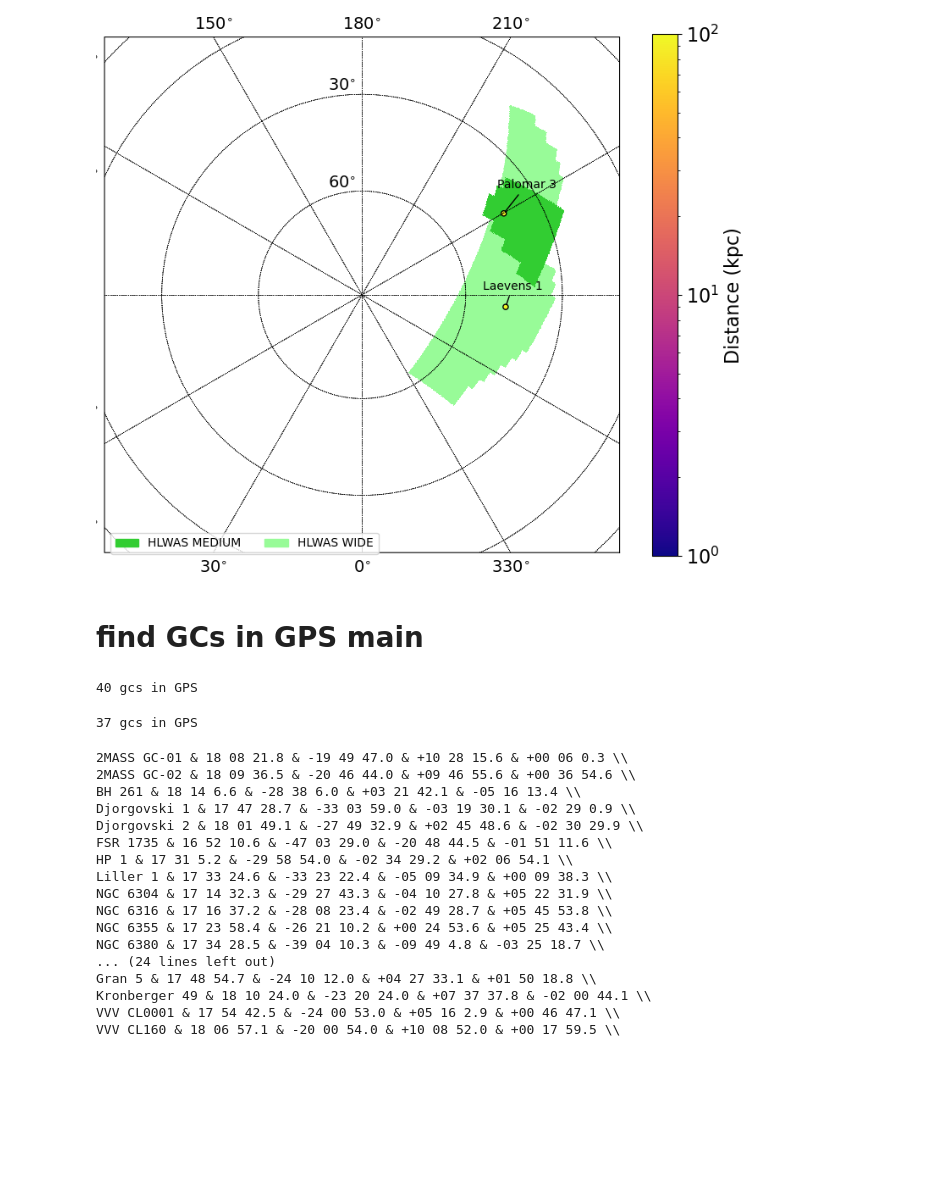
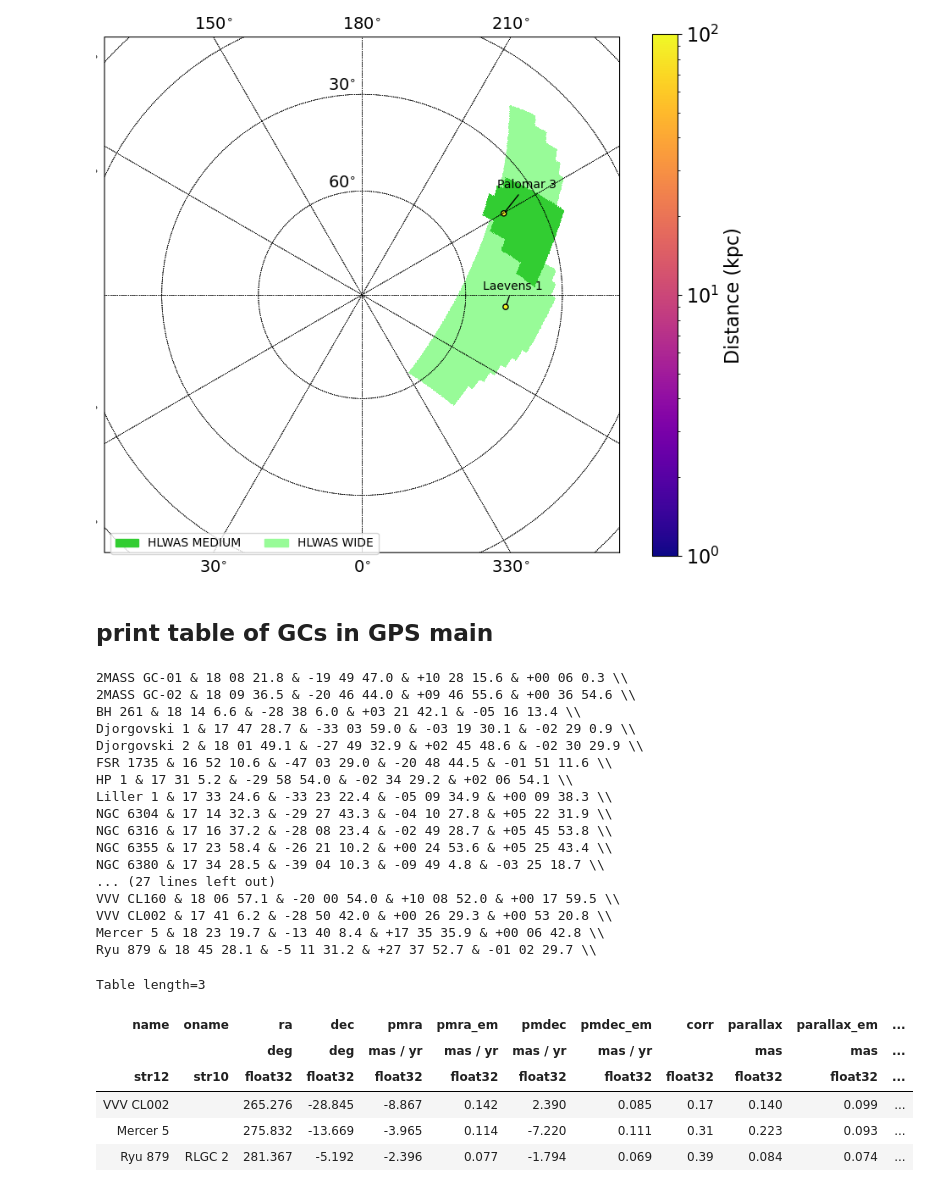
Before and after one commit to Dynamics-Penn/roman-nearfield, a Jupyter notebook: notebooks/ccs_footprints_gcs.ipynb, the cells around one changed output. Cells and saved outputs as stored; diff of their text form; code cells hidden in the pictures; blank space fills up the shorter version.

```diff
--- a/notebooks/ccs_footprints_gcs.ipynb
+++ b/notebooks/ccs_footprints_gcs.ipynb
@@ -339,31 +386,32 @@ plot_polar_projection_gcs(fp, gclist=gcs_north, annotate=True, whichpole='N').sa
 # %% [output]
 [figure]
 # %% [markdown]
-# find GCs in GPS main
+## print table of GCs in GPS main
-# %%
-gcs_lvdb = read_gcs(vb=False)
-gcs_gps_lvdb = select_gcs_in_gps_main(gcs_lvdb)
-# %% [output]
-40 gcs in GPS
-# %%
-gcs_vb = read_gcs(vb=True)
-gcs_gps_vb = select_gcs_in_gps_main(gcs_vb)
-# %% [output]
-37 gcs in GPS
 # %%
-
-for i in gcs_gps:
-    out = gcs[i]['name']+' & '
-    out += '{0:=02.0f} {1:=02.0f} {2:=02.1f}'.format(gc_coords[i].ra.hms.h,gc_coords[i].ra.hms.m,gc_coords[i].ra.hms.s)
+for i in idx_lvdb:
+    out = gcs_lvdb[i]['name']+' & '
+    out += '{0:=02.0f} {1:=02.0f} {2:=02.1f}'.format(coords_lvdb[i].ra.hms.h,coords_lvdb[i].ra.hms.m,coords_lvdb[i].ra.hms.s)
     out += ' & '
-    out += '{0:+d} {1:=02.0f} {2:=02.1f}'.format(int(gc_coords[i].dec.dms.d),np.abs(gc_coords[i].dec.dms.m),np.abs(gc_coords[i].dec.dms.s))
+    out += '{0:+d} {1:=02.0f} {2:=02.1f}'.format(int(coords_lvdb[i].dec.dms.d),np.abs(coords_lvdb[i].dec.dms.m),np.abs(coords_lvdb[i].dec.dms.s))
     out += ' & '
-    lat = gc_coords[i].galactic.l.wrap_at(180*u.deg)
+    lat = coords_lvdb[i].galactic.l.wrap_at(180*u.deg)
     out += '{0:+03d} {1:=02.0f} {2:=02.1f}'.format(int(lat.dms.d),np.abs(lat.dms.m),np.abs(lat.dms.s))
     out += ' & '
-    out += '{0:+03d} {1:=02.0f} {2:=02.1f}'.format(int(gc_coords[i].galactic.b.dms.d),np.abs(gc_coords[i].galactic.b.dms.m),np.abs(gc_coords[i].galactic.b.dms.s))
+    out += '{0:+03d} {1:=02.0f} {2:=02.1f}'.format(int(coords_lvdb[i].galactic.b.dms.d),np.abs(coords_lvdb[i].galactic.b.dms.m),np.abs(coords_lvdb[i].galactic.b.dms.s))
     out += ' \\\\'
     print(out)
+for i in idx_vb_only_gps:
+    out = gps_vb[i]['name']+' & '
+    out += '{0:=02.0f} {1:=02.0f} {2:=02.1f}'.format(coords_vb_gps[i].ra.hms.h,coords_vb_gps[i].ra.hms.m,coords_vb_gps[i].ra.hms.s)
+    out += ' & '
+    out += '{0:+d} {1:=02.0f} {2:=02.1f}'.format(int(coords_vb_gps[i].dec.dms.d),np.abs(coords_vb_gps[i].dec.dms.m),np.abs(coords_vb_gps[i].dec.dms.s))
+    out += ' & '
+    lat = coords_vb_gps[i].galactic.l.wrap_at(180*u.deg)
+    out += '{0:+03d} {1:=02.0f} {2:=02.1f}'.format(int(lat.dms.d),np.abs(lat.dms.m),np.abs(lat.dms.s))
+    out += ' & '
+    out += '{0:+03d} {1:=02.0f} {2:=02.1f}'.format(int(coords_vb_gps[i].galactic.b.dms.d),np.abs(coords_vb_gps[i].galactic.b.dms.m),np.abs(coords_vb_gps[i].galactic.b.dms.s))
+    out += ' \\\\'
+    print(out)
 # %% [output]
 2MASS GC-01 & 18 08 21.8 & -19 49 47.0 & +10 28 15.6 & +00 06 0.3 \\
 2MASS GC-02 & 18 09 36.5 & -20 46 44.0 & +09 46 55.6 & +00 36 54.6 \\
@@ -377,8 +425,18 @@ NGC 6304 & 17 14 32.3 & -29 27 43.3 & -04 10 27.8 & +05 22 31.9 \\
 NGC 6316 & 17 16 37.2 & -28 08 23.4 & -02 49 28.7 & +05 45 53.8 \\
 NGC 6355 & 17 23 58.4 & -26 21 10.2 & +00 24 53.6 & +05 25 43.4 \\
 NGC 6380 & 17 34 28.5 & -39 04 10.3 & -09 49 4.8 & -03 25 18.7 \\
-... (24 lines left out)
-Gran 5 & 17 48 54.7 & -24 10 12.0 & +04 27 33.1 & +01 50 18.8 \\
-Kronberger 49 & 18 10 24.0 & -23 20 24.0 & +07 37 37.8 & -02 00 44.1 \\
-VVV CL0001 & 17 54 42.5 & -24 00 53.0 & +05 16 2.9 & +00 46 47.1 \\
+... (27 lines left out)
 VVV CL160 & 18 06 57.1 & -20 00 54.0 & +10 08 52.0 & +00 17 59.5 \\
+VVV CL002 & 17 41 6.2 & -28 50 42.0 & +00 26 29.3 & +00 53 20.8 \\
+Mercer 5 & 18 23 19.7 & -13 40 8.4 & +17 35 35.9 & +00 06 42.8 \\
+Ryu 879 & 18 45 28.1 & -5 11 31.2 & +27 37 52.7 & -01 02 29.7 \\
+# %%
+vb_only
+# %% [output]
+Table length=3
+| name | oname | ra | dec | pmra | pmra_em | pmdec | pmdec_em | corr | parallax | parallax_em | ... |
+|  |  | deg | deg | mas / yr | mas / yr | mas / yr | mas / yr |  | mas | mas | ... |
+| str12 | str10 | float32 | float32 | float32 | float32 | float32 | float32 | float32 | float32 | float32 | ... |
+| VVV CL002 |  | 265.276 | -28.845 | -8.867 | 0.142 | 2.390 | 0.085 | 0.17 | 0.140 | 0.099 | ... |
+| Mercer 5 |  | 275.832 | -13.669 | -3.965 | 0.114 | -7.220 | 0.111 | 0.31 | 0.223 | 0.093 | ... |
+| Ryu 879 | RLGC 2 | 281.367 | -5.192 | -2.396 | 0.077 | -1.794 | 0.069 | 0.39 | 0.084 | 0.074 | ... |
```
Also changed, not shown: parts of 11 cells of this notebook, 5 other files.
